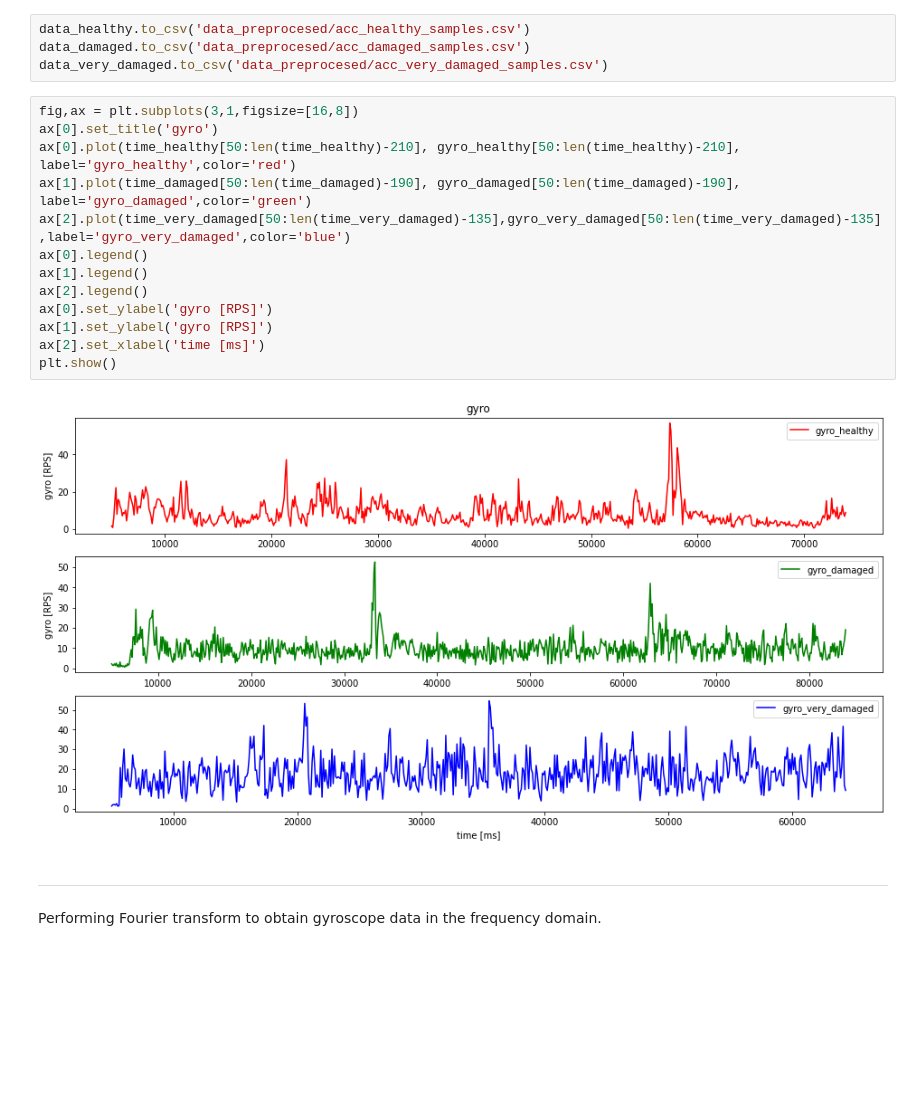
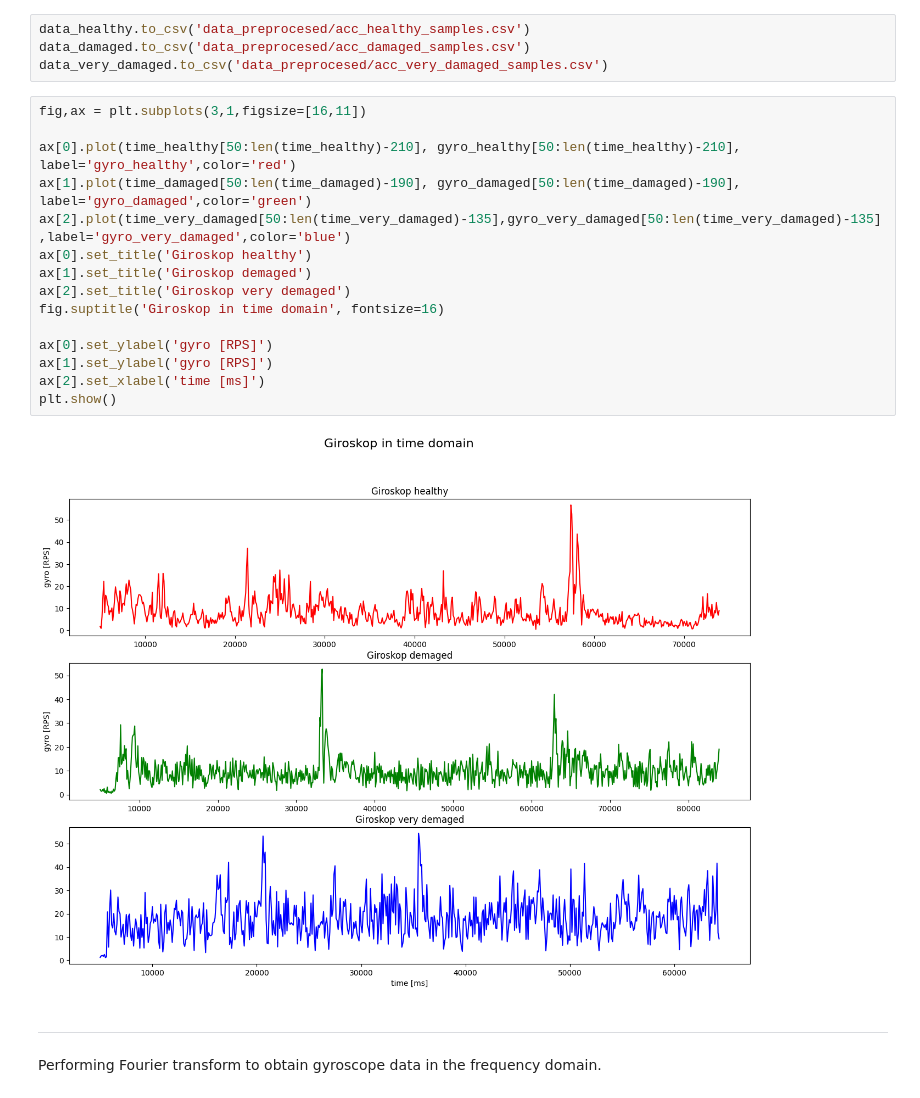
Before and after one commit to AiR-ISZ-Gr1/drones_prediction, a Jupyter notebook: preprocessing.ipynb, the cells around one changed output. Saved outputs shown, nothing was run; the diff lists cells and outputs as text; blank space fills up the shorter version.

```diff
--- a/preprocessing.ipynb
+++ b/preprocessing.ipynb
@@ -181,20 +202,22 @@ data_healthy.to_csv('data_preprocesed/acc_healthy_samples.csv')
 data_damaged.to_csv('data_preprocesed/acc_damaged_samples.csv')
 data_very_damaged.to_csv('data_preprocesed/acc_very_damaged_samples.csv')
 # %%
-fig,ax = plt.subplots(3,1,figsize=[16,8])
-ax[0].set_title('gyro')
+fig,ax = plt.subplots(3,1,figsize=[16,11])
+
 ax[0].plot(time_healthy[50:len(time_healthy)-210], gyro_healthy[50:len(time_healthy)-210], label='gyro_healthy',color='red')
 ax[1].plot(time_damaged[50:len(time_damaged)-190], gyro_damaged[50:len(time_damaged)-190], label='gyro_damaged',color='green')
 ax[2].plot(time_very_damaged[50:len(time_very_damaged)-135],gyro_very_damaged[50:len(time_very_damaged)-135],label='gyro_very_damaged',color='blue')
-ax[0].legend()
-ax[1].legend()
-ax[2].legend()
+ax[0].set_title('Giroskop healthy')
+ax[1].set_title('Giroskop demaged')
+ax[2].set_title('Giroskop very demaged')
+fig.suptitle('Giroskop in time domain', fontsize=16)
+
 ax[0].set_ylabel('gyro [RPS]')
 ax[1].set_ylabel('gyro [RPS]')
 ax[2].set_xlabel('time [ms]')
 plt.show()
 # %% [output]
-[figure, old version]
+[figure, new version]
 # %% [markdown]
 ---
 Performing Fourier transform to obtain gyroscope data in the frequency domain.
```
Also changed, not shown: parts of 5 cells of this notebook, 11 other files.
